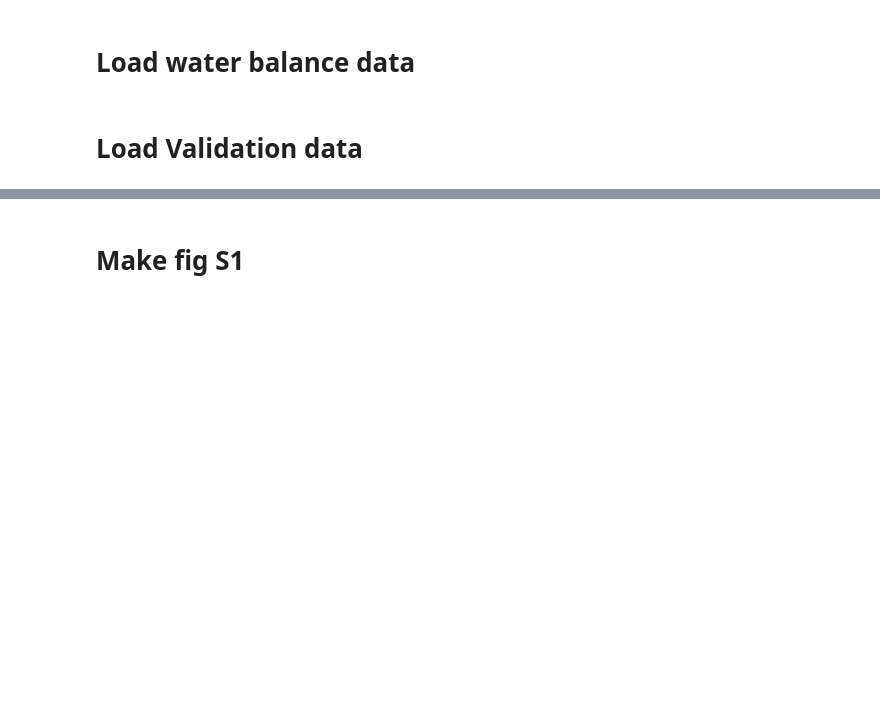
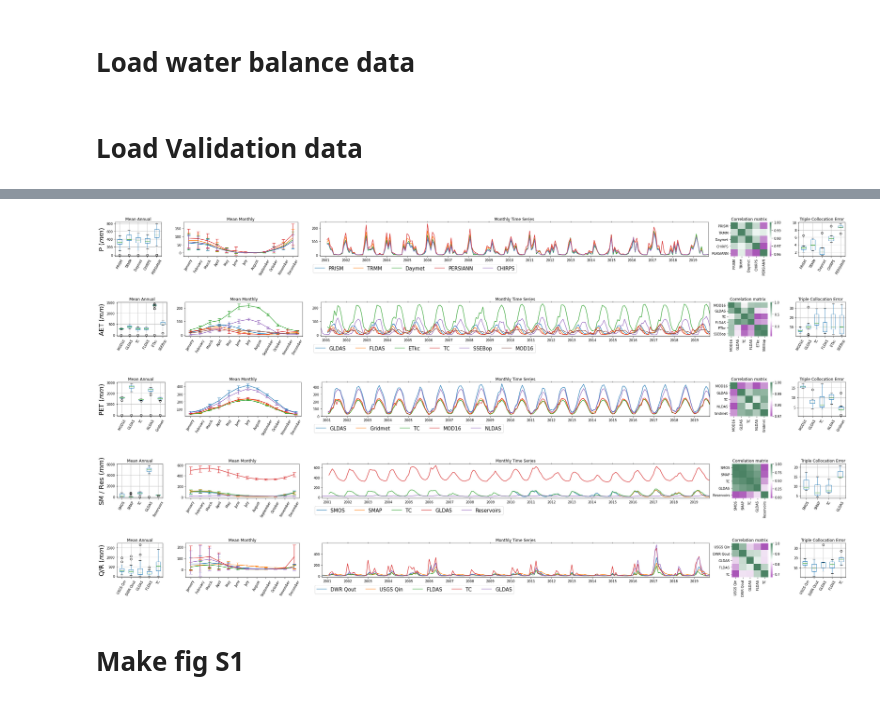
Before and after one commit to kashingtonDC/HyDRA, a Jupyter notebook: code/04a_Figures_S1_TC.ipynb, the cells around one changed output, grey strips where cells are left out. Drawn from its saved outputs; the diff is of its cells as text; code cells hidden in the pictures; blank space fills up the shorter version.

```diff
--- a/code/04a_Figures_S1_TC.ipynb
+++ b/code/04a_Figures_S1_TC.ipynb
@@ -354,3 +371,15 @@ Index(['p_prism', 'p_trmm', 'p_dmet', 'p_chirps', 'p_psn', 'aet_modis',
+# %%
+make_plots(pdf/ 55000 * 1e6, pcoldict, var = "P")
+make_plots(aetdf/ 55000 * 1e6, aetcoldict, var = "AET")
+make_plots(petdf/ 55000 * 1e6, petcoldict, var = "PET")
+make_plots(smdf/ 55000 * 1e6, smcoldict, var = "SM / Res")
+make_plots(rdf/ 55000 * 1e6, rcoldict, var = "Q/R")
+# %% [output]
+[figure, added]
+[figure, added]
+[figure, added]
+[figure, added]
+[figure, added]
 # %%
 
 
```
Also changed, not shown: parts of 14 cells of this notebook.
